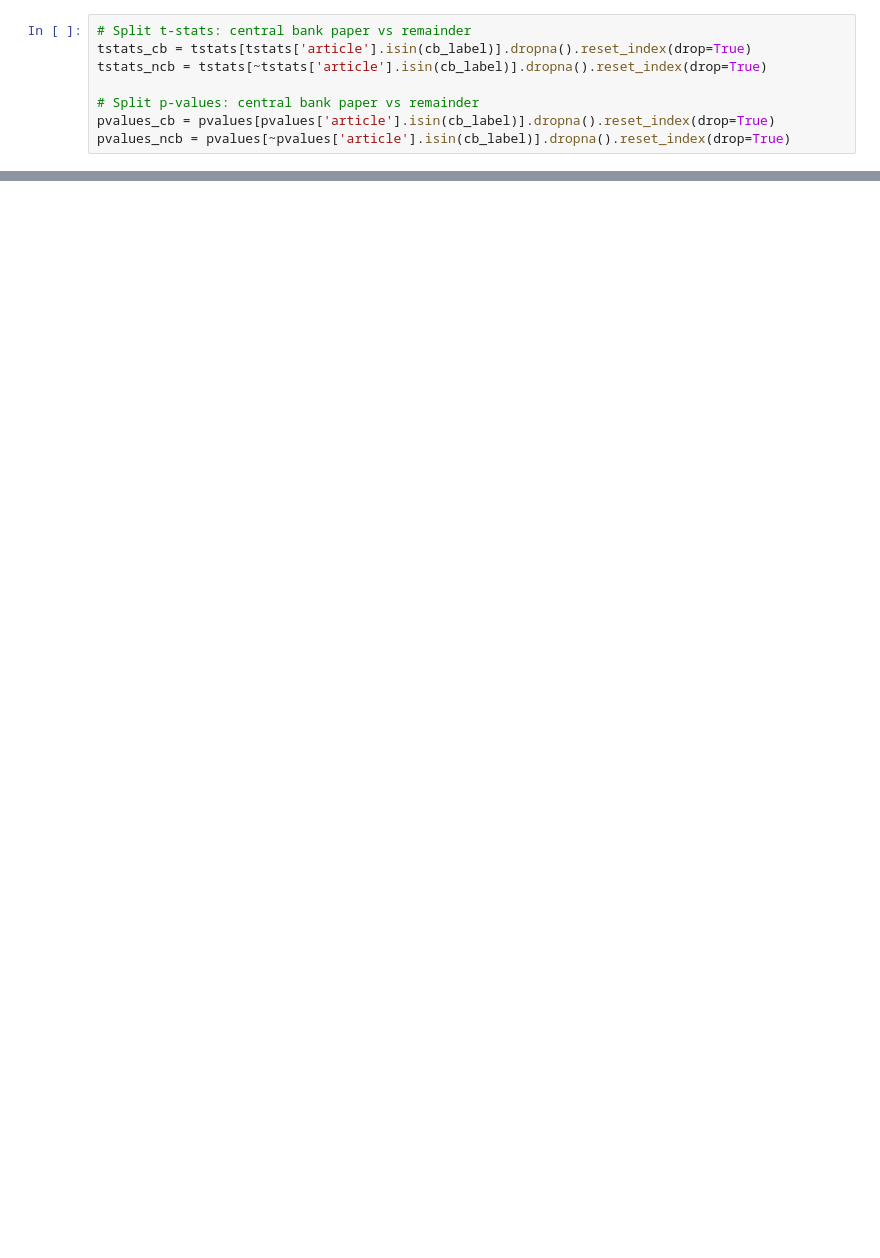
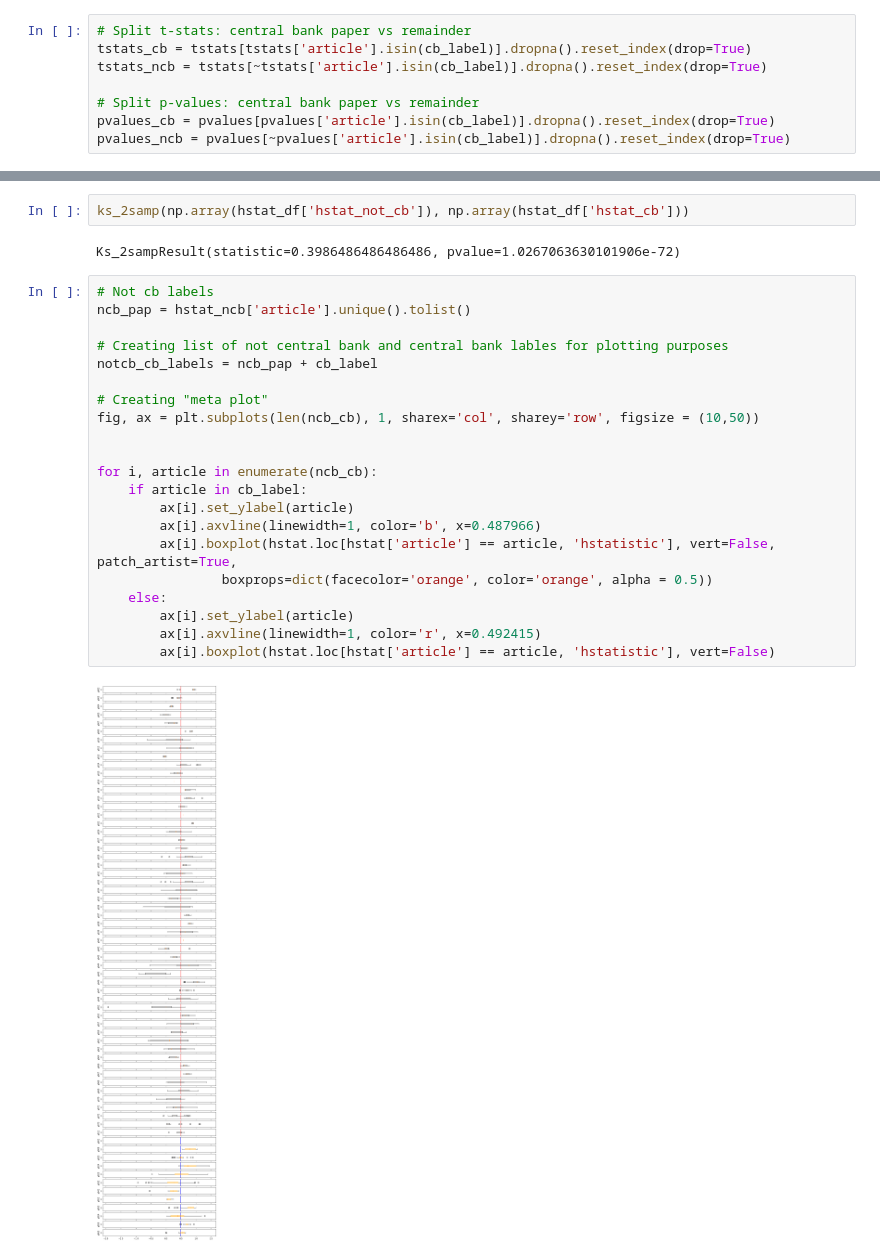
Before and after one commit to ln-P/MasterThesis, a Jupyter notebook: Analysis/Statistics_Analysis.ipynb, the cells around one changed output, grey strips where cells are left out. Drawn from its saved outputs; the diff is of its cells as text; blank space fills up the shorter version.

```diff
--- a/Analysis/Statistics_Analysis.ipynb
+++ b/Analysis/Statistics_Analysis.ipynb
@@ -97,0 +160,27 @@ Ks_2sampResult(statistic=0.8073796122576611, pvalue=0.0)
+# %%
+ks_2samp(np.array(hstat_df['hstat_not_cb']), np.array(hstat_df['hstat_cb']))
+# %% [output]
+Ks_2sampResult(statistic=0.3986486486486486, pvalue=1.0267063630101906e-72)
+# %%
+# Not cb labels
+ncb_pap = hstat_ncb['article'].unique().tolist()
+
+# Creating list of not central bank and central bank lables for plotting purposes
+notcb_cb_labels = ncb_pap + cb_label
+
+# Creating "meta plot"
+fig, ax = plt.subplots(len(ncb_cb), 1, sharex='col', sharey='row', figsize = (10,50))
+
+
+for i, article in enumerate(ncb_cb):
+    if article in cb_label:
+        ax[i].set_ylabel(article)
+        ax[i].axvline(linewidth=1, color='b', x=0.487966)
+        ax[i].boxplot(hstat.loc[hstat['article'] == article, 'hstatistic'], vert=False, patch_artist=True,
+                boxprops=dict(facecolor='orange', color='orange', alpha = 0.5))
+    else:
+        ax[i].set_ylabel(article)
+        ax[i].axvline(linewidth=1, color='r', x=0.492415)
+        ax[i].boxplot(hstat.loc[hstat['article'] == article, 'hstatistic'], vert=False)
+# %% [output]
+[figure, added]
```
Also changed, not shown: parts of 10 cells of this notebook.
